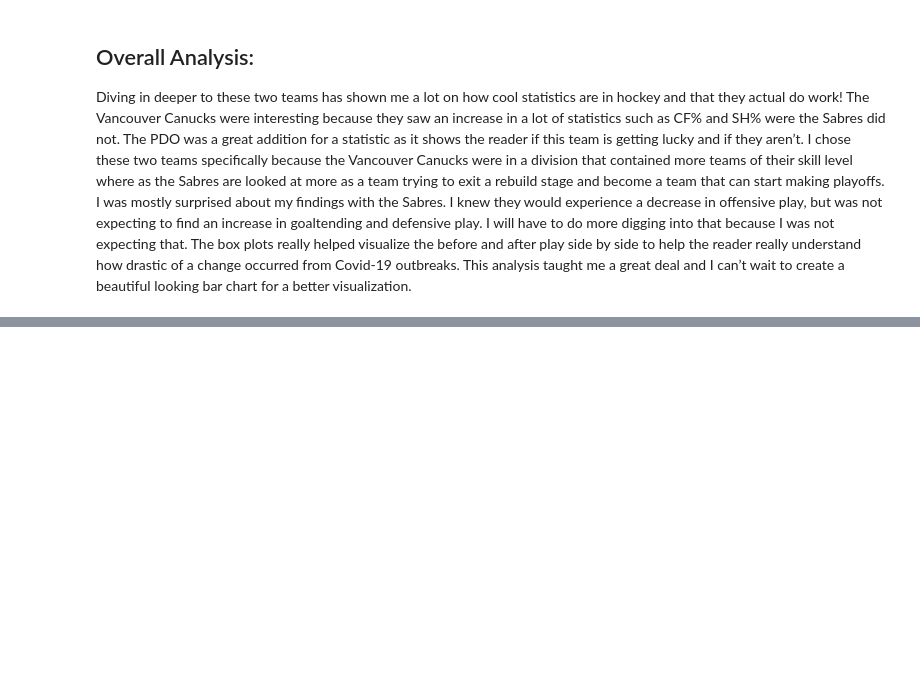
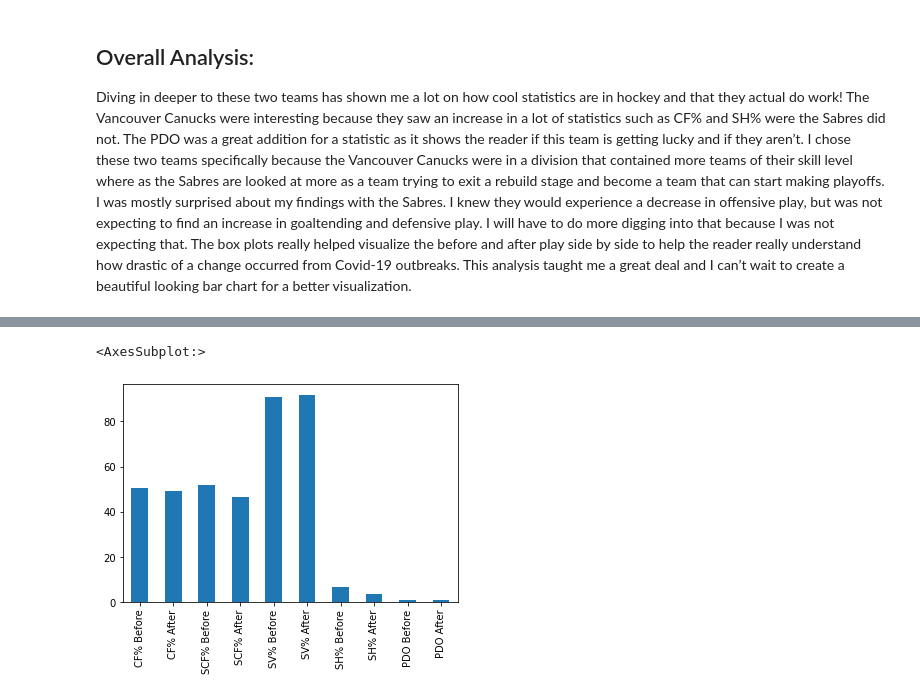
Before and after one commit to data301-2021-winter1/project-group23-project, a Jupyter notebook: notebooks/analysis1.ipynb, the cells around one changed output, grey strips where cells are left out. Cells and saved outputs as stored; diff of their text form; code cells hidden in the pictures; blank space fills up the shorter version.

```diff
--- a/notebooks/analysis1.ipynb
+++ b/notebooks/analysis1.ipynb
@@ -472,0 +524,4 @@ Diving in deeper to these two teams has shown me a lot on how cool statistics ar
+# %%
+FSBandA = SabresBandA.drop(columns = "Game")
+FSBandA1 = FSBandA[['CF% Before', 'CF% After', 'SCF% Before', 'SCF% After', 'SV% Before', 'SV% After', 'SH% Before', 'SH% After', 'PDO Before', 'PDO After']]
+FSBandA1
@@ -472,0 +540,5 @@ Diving in deeper to these two teams has shown me a lot on how cool statistics ar
+# %%
+FSBandA1.mean().plot(kind='bar')
+# %% [output]
+<AxesSubplot:>
+[figure, added]
```
Also changed, not shown: parts of 6 cells of this notebook.
